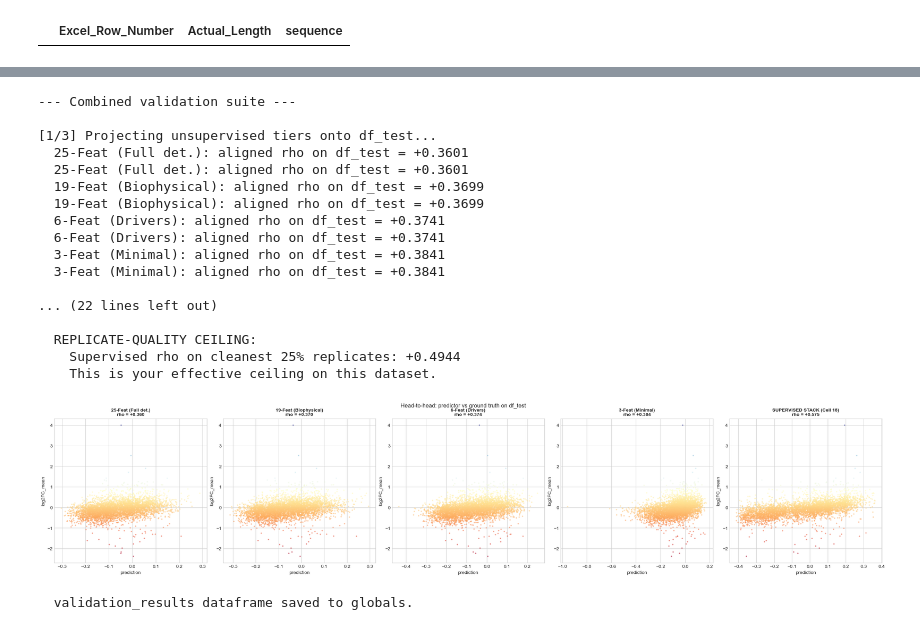
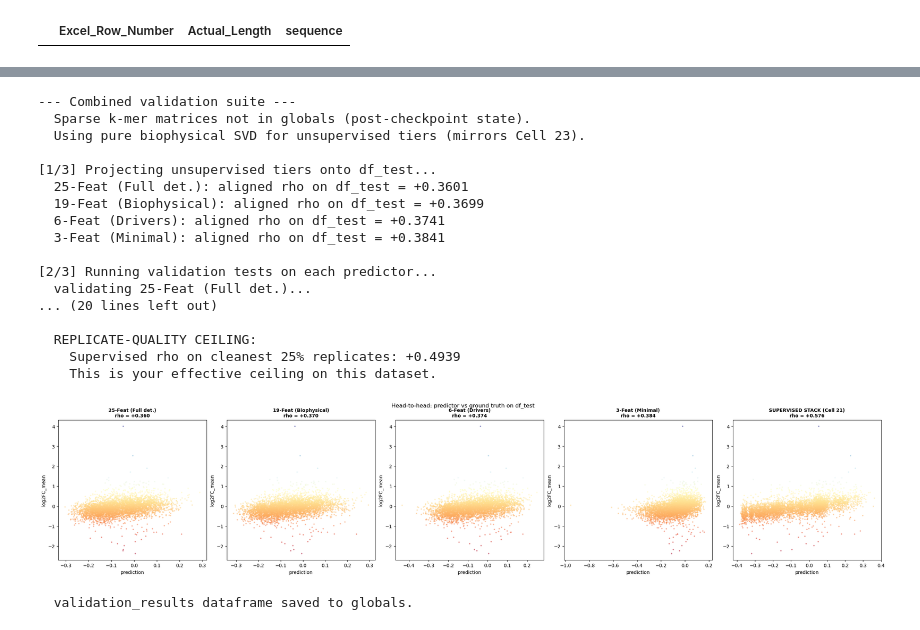
Before and after one commit to bdashti/Latest-Plasmid-Model, a Jupyter notebook: 2_5_Supervised_slow_superantileak_GPUdesktopoptimised.ipynb, the cells around one changed output, grey strips where cells are left out. Cells and saved outputs as stored; diff of their text form; code cells hidden in the pictures.

```diff
--- a/2_5_Supervised_slow_superantileak_GPUdesktopoptimised.ipynb
+++ b/2_5_Supervised_slow_superantileak_GPUdesktopoptimised.ipynb
@@ -16,7 +16,7 @@
 # After loading SP1: ready for Cell 17 (Optuna CatBoost).
 
 # ─── SWITCH ──────────────────────────────────────────────────────────────
-RESUME = False     # set True to auto-resume from the latest checkpoint
+RESUME = True     # set True to auto-resume from the latest checkpoint
 # ─────────────────────────────────────────────────────────────────────────
 
 import os
@@ -1525,4 +1714,0 @@ print("\n  If Cells 18-22 crash, set RESUME = True in Cell 0 to recover from her
-# %%
-# @title Cell 18: Hardcoding rescued params so I don't have to run Optuna again
-xgb_best_params = {'n_estimators': 498, 'max_depth': 9, 'learning_rate': 0.020353404351806735, 'subsample': 0.96993194605248, 'colsample_bytree': 0.945270014934525, 'min_child_weight': 10, 'reg_alpha': 3.001332084143347, 'reg_lambda': 0.0010968680592663713, 'gamma': 4.921130966326102}
-cat_best_params = {'iterations': 435, 'learning_rate': 0.012061428484479338, 'depth': 4, 'l2_leaf_reg': 1.3831290747533536, 'random_strength': 0.9899218795931454, 'bagging_temperature': 3.05290958967056, 'border_count': 102, 'task_type': 'GPU'}
@@ -1877,8 +2360,8 @@ try:
 except Exception:
     use_gpu = False
 xgb_device_kwargs = {'device': 'cuda', 'tree_method': 'hist'} if use_gpu else {'tree_method': 'hist'}
-cat_task_type = 'GPU' if use_gpu else 'CPU'
-print(f"  GPU available: {use_gpu}")
+cat_task_type = 'CPU'  # rsm not supported on GPU for regression; mirrors Cell 19
+print(f"  GPU available: {use_gpu}  |  CatBoost task_type: {cat_task_type}")
 
 xgb_params = xgb_best_params
 
@@ -2188,12 +2691,16 @@ with the rest. The 3-feature minimal tier should outperform the full panel
 # @title Cell 24: Combined Validation Suite (supervised + unsupervised tiers)
 # =====================================================================
 # Runs the full v1.5 Phase 50 validation suite on:
-#   - The supervised stack (df_test predictions from Cell 18)
-#   - Each unsupervised reduction tier (PC1 from Cell 21, evaluated on df_test)
+#   - The supervised stack (df_test predictions from Cell 21)
+#   - Each unsupervised reduction tier (PC1 fit on df_train, projected to df_test)
 #
 # Reports a unified comparison table at the end so the supervised vs
 # unsupervised gap is explicit. This is the cell you cite for the
 # "head-to-head: supervised covers X% of variance vs unsupervised" claim.
+#
+# v2.2 change: gracefully handles missing X_train_sp / X_test_sp (after
+# checkpoint restore the sparse k-mer matrices aren't pickled). Falls
+# back to pure biophysical SVD, mirroring Cell 23.
 
 import numpy as np
 import pandas as pd
@@ -2206,10 +2713,14 @@ from scipy.sparse import hstack, csr_matrix
 
 print("--- Combined validation suite ---")
 
+USE_SPARSE = ('X_train_sp' in globals()) and ('X_test_sp' in globals())
+if USE_SPARSE:
+    print("  X_train_sp / X_test_sp present — using hybrid SVD for unsupervised tiers.")
+else:
+    print("  Sparse k-mer matrices not in globals (post-checkpoint state).")
+    print("  Using pure biophysical SVD for unsupervised tiers (mirrors Cell 23).")
+
 # ── 1. PROJECT EACH UNSUPERVISED TIER ONTO df_test ──────────────────────
-# Cell 21 fit SVD per tier on df_train. We need PC1 on df_test for the
-# same tiers, train-fit-only, so we can compare them to the supervised
-# stack on the SAME held-out test set.
 print("\n[1/3] Projecting unsupervised tiers onto df_test...")
 
 biophys_all = [f for f in SCALER_FEATURES if f in df_train.columns]
@@ -2232,9 +2743,15 @@ for label, feats in tier_features.items():
     sc = StandardScaler()
     X_mech_tr = sc.fit_transform(df_train[feats])
     X_mech_te = sc.transform(df_test[feats])
-    sf = X_train_sp.shape[1] / max(1, X_mech_tr.shape[1])
-    X_comb_tr = hstack([X_train_sp, csr_matrix(X_mech_tr * sf)])
-    X_comb_te = hstack([X_test_sp,  csr_matrix(X_mech_te * sf)])
+
+    if USE_SPARSE:
+        sf = X_train_sp.shape[1] / max(1, X_mech_tr.shape[1])
+        X_comb_tr = hstack([X_train_sp, csr_matrix(X_mech_tr * sf)])
+        X_comb_te = hstack([X_test_sp,  csr_matrix(X_mech_te * sf)])
+    else:
+        X_comb_tr = csr_matrix(X_mech_tr)
+        X_comb_te = csr_matrix(X_mech_te)
+
     svd_t = TruncatedSVD(n_components=2, random_state=42)
     svd_t.fit(X_comb_tr)
     pc1_tr = svd_t.transform(X_comb_tr)[:, 0]
@@ -2255,7 +2772,7 @@ for label, feats in tier_features.items():
     print(f"  {label}: aligned rho on df_test = {rho_check:+.4f}")
 
 # Also include the supervised stack as a "tier" for the comparison table
-all_predictors = {**tier_test_pc1, 'SUPERVISED STACK (Cell 18)': df_test['stack_pred'].values}
+all_predictors = {**tier_test_pc1, 'SUPERVISED STACK (Cell 21)': df_test['stack_pred'].values}
 
 # ── 2. SHARED VALIDATION FUNCTION ───────────────────────────────────────
 print("\n[2/3] Running validation tests on each predictor...")
@@ -2337,8 +2854,9 @@ for _, r in comp_df.iterrows():
           f"{r['r2']:>+8.4f} {r['cohens_d']:>+9.3f} {r['z_score']:>+8.1f} {r['perm_p_emp']:>10.4f}")
 
 # Head-to-head: supervised vs best unsupervised
-sup_rho = results['SUPERVISED STACK (Cell 18)']['spearman_rho']
-unsup_rhos = {k: v['spearman_rho'] for k, v in results.items() if k != 'SUPERVISED STACK (Cell 18)'}
+sup_key = 'SUPERVISED STACK (Cell 21)'
+sup_rho = results[sup_key]['spearman_rho']
+unsup_rhos = {k: v['spearman_rho'] for k, v in results.items() if k != sup_key}
 best_unsup_name = max(unsup_rhos, key=unsup_rhos.get)
 best_unsup_rho = unsup_rhos[best_unsup_name]
 coverage = (best_unsup_rho / sup_rho) * 100 if sup_rho > 0 else np.nan
@@ -2358,40 +2876,40 @@ if 'log2FC_std' in df_test.columns:
     print(f"    This is your effective ceiling on this dataset.")
 
 # Optional: scatter plot grid of every predictor
 fig, axes = plt.subplots(1, len(all_predictors), figsize=(5 * len(all_predictors), 5),
                          layout='constrained')
 plot_rng = np.random.default_rng(42)
 samp = plot_rng.choice(len(y_te), size=min(5000, len(y_te)), replace=False)
 for ax, (name, pred) in zip(axes, all_predictors.items()):
     ax.scatter(pred[samp], y_te[samp], c=y_te[samp], cmap='RdYlBu', s=4, alpha=0.4)
     rho_p = results[name]['spearman_rho']
     ax.set_title(f"{name}\nrho = {rho_p:+.3f}", fontsize=10, fontweight='bold')
     ax.set_xlabel('prediction'); ax.set_ylabel('log2FC_mean')
 plt.suptitle('Head-to-head: predictor vs ground truth on df_test', y=1.02)
 plt.show()
 
 # Persist for downstream
 validation_results = comp_df
 print("\n  validation_results dataframe saved to globals.")
 # %% [output]
 --- Combined validation suite ---
+  Sparse k-mer matrices not in globals (post-checkpoint state).
+  Using pure biophysical SVD for unsupervised tiers (mirrors Cell 23).
 
 [1/3] Projecting unsupervised tiers onto df_test...
   25-Feat (Full det.): aligned rho on df_test = +0.3601
-  25-Feat (Full det.): aligned rho on df_test = +0.3601
-  19-Feat (Biophysical): aligned rho on df_test = +0.3699
   19-Feat (Biophysical): aligned rho on df_test = +0.3699
   6-Feat (Drivers): aligned rho on df_test = +0.3741
-  6-Feat (Drivers): aligned rho on df_test = +0.3741
-  3-Feat (Minimal): aligned rho on df_test = +0.3841
   3-Feat (Minimal): aligned rho on df_test = +0.3841
 
-... (22 lines left out)
+[2/3] Running validation tests on each predictor...
+  validating 25-Feat (Full det.)...
+... (20 lines left out)
 
   REPLICATE-QUALITY CEILING:
-    Supervised rho on cleanest 25% replicates: +0.4944
+    Supervised rho on cleanest 25% replicates: +0.4939
     This is your effective ceiling on this dataset.
-[figure, old version]
+[figure, new version]
   validation_results dataframe saved to globals.
 # %%
 # =====================================================================
```
Also changed, not shown: parts of 21 cells of this notebook.
